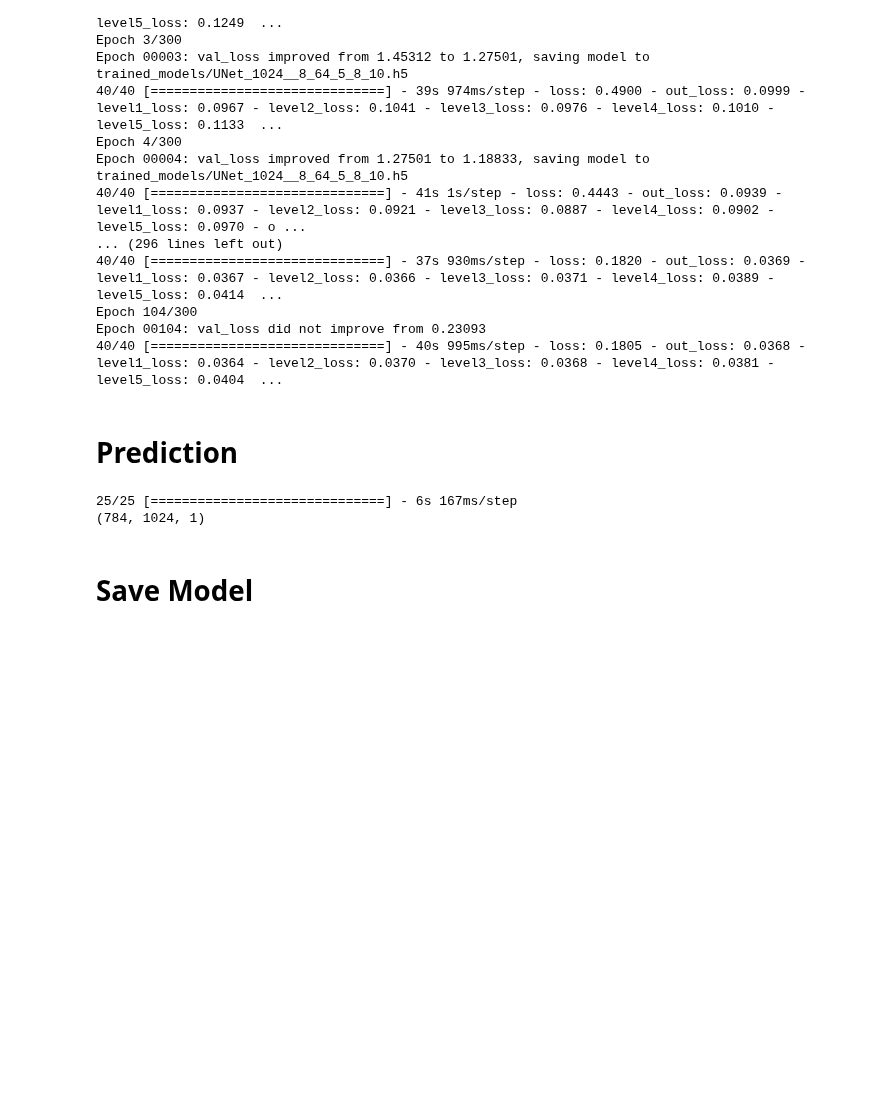
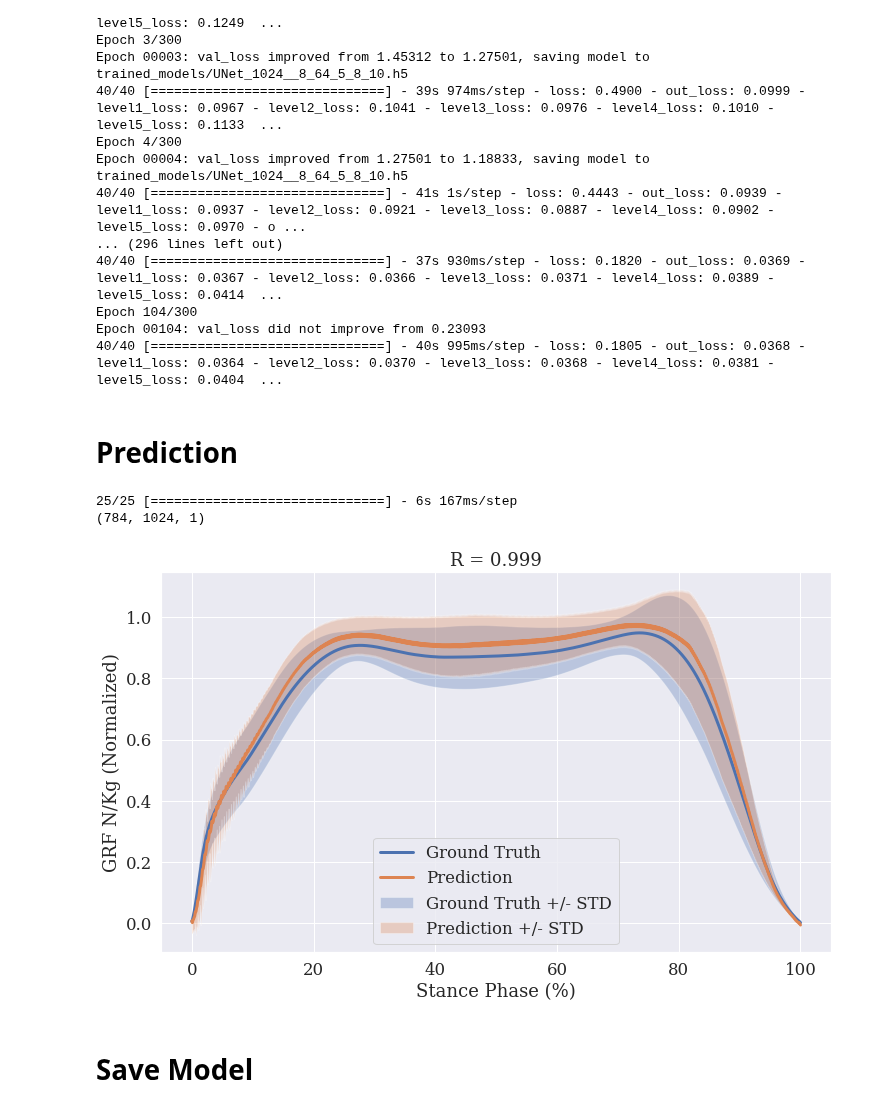
Before and after one commit to atick-faisal/GRF-Synthesis-from-Motion-Trajectories, a Jupyter notebook: src/training/grf_synthesis.ipynb, the cells around one changed output. Drawn from its saved outputs; the diff is of its cells as text; code cells hidden in the pictures; blank space fills up the shorter version.

```diff
--- a/src/training/grf_synthesis.ipynb
+++ b/src/training/grf_synthesis.ipynb
@@ -268,3 +272,9 @@ elif D_S == 1:
 # %% [output]
 25/25 [==============================] - 6s 167ms/step
 (784, 1024, 1)
+# %%
+ground_truth_mean = np.mean(Y_Test, axis=0)
+ground_truth_std = np.std(Y_Test, axis=0)
+prediction = np.nan_to_num(GRF_pred[0][:, :, 0])
+prediction_mean = np.mean(prediction, axis=0)
+prediction_std = np.std(prediction, axis=0)
@@ -271,2 +283,25 @@ elif D_S == 1:
+# %%
+plt.figure(figsize=(12, 7))
+x = np.linspace(0, 100, FRAME_LEN)
+plt.plot(x, ground_truth_mean, linewidth=3, label='Ground Truth')
+plt.fill_between(
+    x, ground_truth_mean + ground_truth_std,
+    ground_truth_mean - ground_truth_std, alpha=0.3,
+    label='Ground Truth +/- STD'
+)
+plt.plot(x, prediction_mean, linewidth=3, label='Prediction')
+plt.fill_between(
+    x, prediction_mean + prediction_std,
+    prediction_mean - prediction_std, alpha=0.3,
+    label='Prediction +/- STD'
+)
+plt.legend()
+plt.title(f'R = {round(R, 5)}')
+plt.xlabel('Stance Phase (%)')
+plt.ylabel('GRF N/Kg (Normalized)')
+plt.savefig(figures_dir + 'Results_Fz_' + config + '.pdf')
+plt.show()
+# %% [output]
+[figure, added]
 # %% [markdown]
 # Save Model
```
Also changed, not shown: parts of 8 cells of this notebook.
